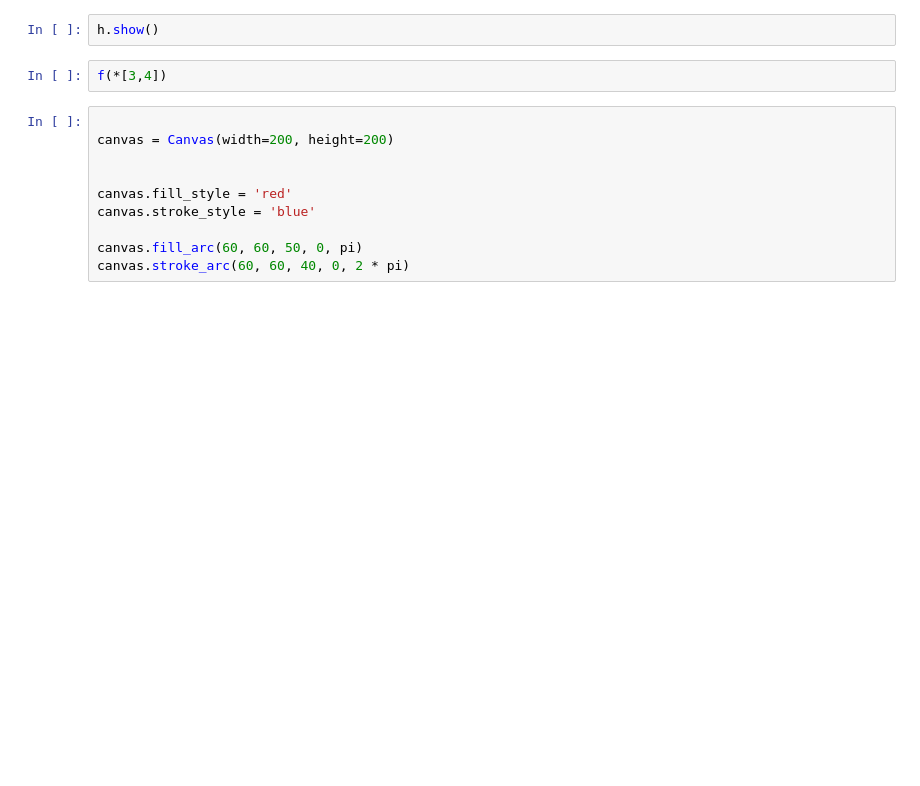
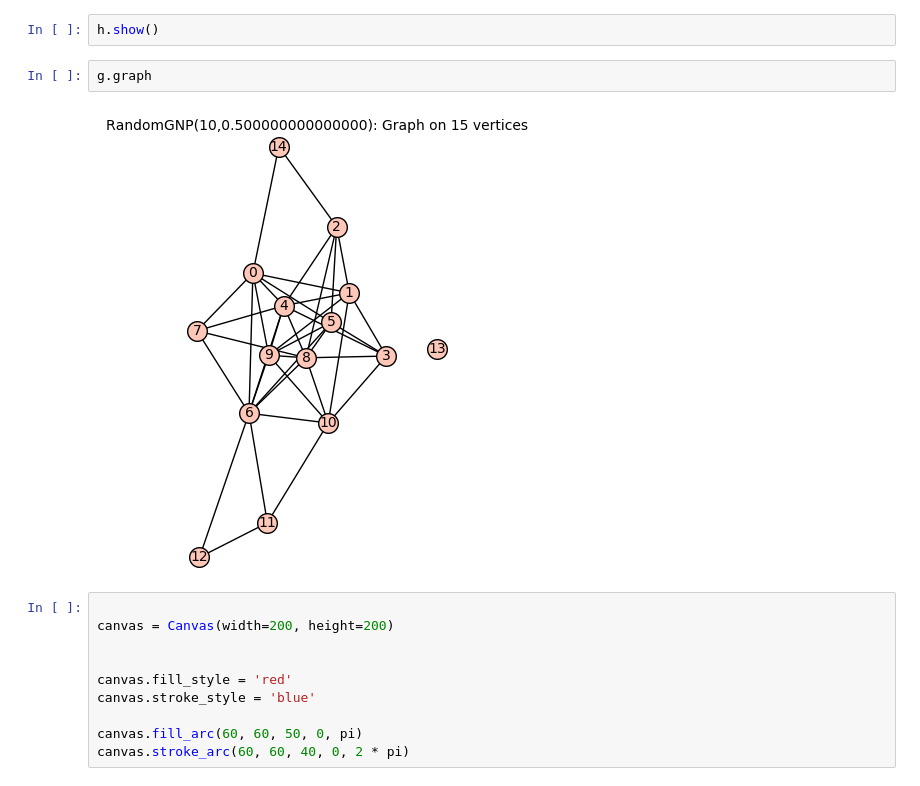
Before and after one commit to jfraymond/phitigra, a Jupyter notebook: EditableGraph.ipynb, the cells around one changed output. Saved outputs shown, nothing was run; the diff lists cells and outputs as text; blank space fills up the shorter version.

```diff
--- a/EditableGraph.ipynb
+++ b/EditableGraph.ipynb
@@ -12,8 +12,10 @@ hg = {'kikou':[1,2,'cooloooo'], 2:['kikou', 2*x+3], 1:['kikou', 'cooloooo'], 2*x
 h = GraphWithEditor(hg)
 # %%
 h.show()
-# %%
-f(*[3,4])
+# %%
+g.graph
+# %% [output]
+[figure, added]
 # %%
 
 canvas = Canvas(width=200, height=200)
```
Also changed, not shown: parts of 1 cell of this notebook, 1 other file.
